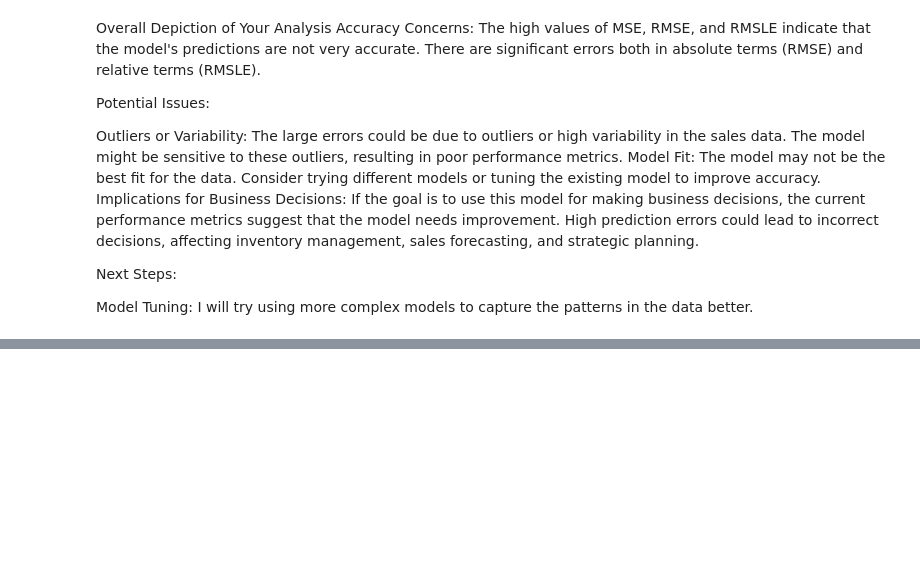
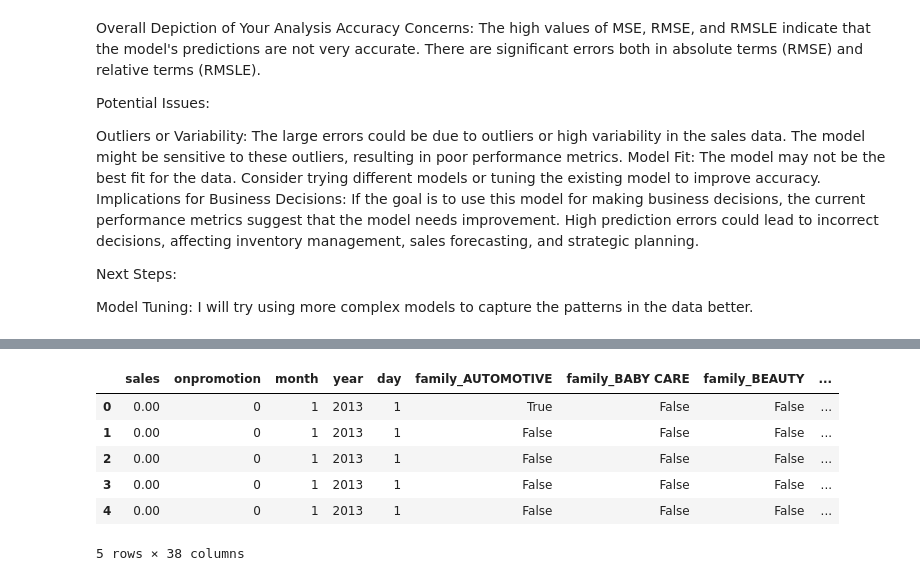
Before and after one commit to OngomaElias/A-Time-Series-Regression-Favorita, a Jupyter notebook: Notebook/Main.ipynb, the cells around one changed output, grey strips where cells are left out. Drawn from its saved outputs; the diff is of its cells as text; code cells hidden in the pictures; blank space fills up the shorter version.

```diff
--- a/Notebook/Main.ipynb
+++ b/Notebook/Main.ipynb
@@ -2836,0 +2855,7 @@ Model Tuning: I will try using more complex models to capture the patterns in th
+# %%
+# Drop specified columns
+sgb_df = sgb_df.drop(columns=['store_nbr', 'month_name', 'day_name'])
+
+# If the index column is named 'date', you can reset the index
+sgb_df.reset_index(drop=True, inplace=True)
+sgb_df.head()
@@ -2836,0 +2871,7 @@ Model Tuning: I will try using more complex models to capture the patterns in th
+# %%
+sgbD_df = sgb_df.copy()
+
+# Replace all values <= 0 with 0, and all values > 0 with 1
+sgbD_df['onpromotion'] = sgbD_df['onpromotion'].apply(lambda x: 0 if x <= 0 else 1)
+
+sgbD_df.head()
@@ -2836,0 +2900,16 @@ Model Tuning: I will try using more complex models to capture the patterns in th
+# %%
+# Convert 'family' column to categorical type
+sgbD_df['family'] = sgbD_df['family'].astype('category')
+# %%
+# Perform one-hot encoding for the 'family' column
+sgbD_df = pd.get_dummies(sgbD_df, columns=['family'], prefix='family')
+# %%
+sgbD_df.head()
+# %% [output]
+|  | sales | onpromotion | month | year | day | family_AUTOMOTIVE | family_BABY CARE | family_BEAUTY | ... |
+| 0 | 0.00 | 0 | 1 | 2013 | 1 | True | False | False | ... |
+| 1 | 0.00 | 0 | 1 | 2013 | 1 | False | False | False | ... |
+| 2 | 0.00 | 0 | 1 | 2013 | 1 | False | False | False | ... |
+| 3 | 0.00 | 0 | 1 | 2013 | 1 | False | False | False | ... |
+| 4 | 0.00 | 0 | 1 | 2013 | 1 | False | False | False | ... |
+5 rows × 38 columns
```
Also changed, not shown: parts of 37 cells of this notebook.
